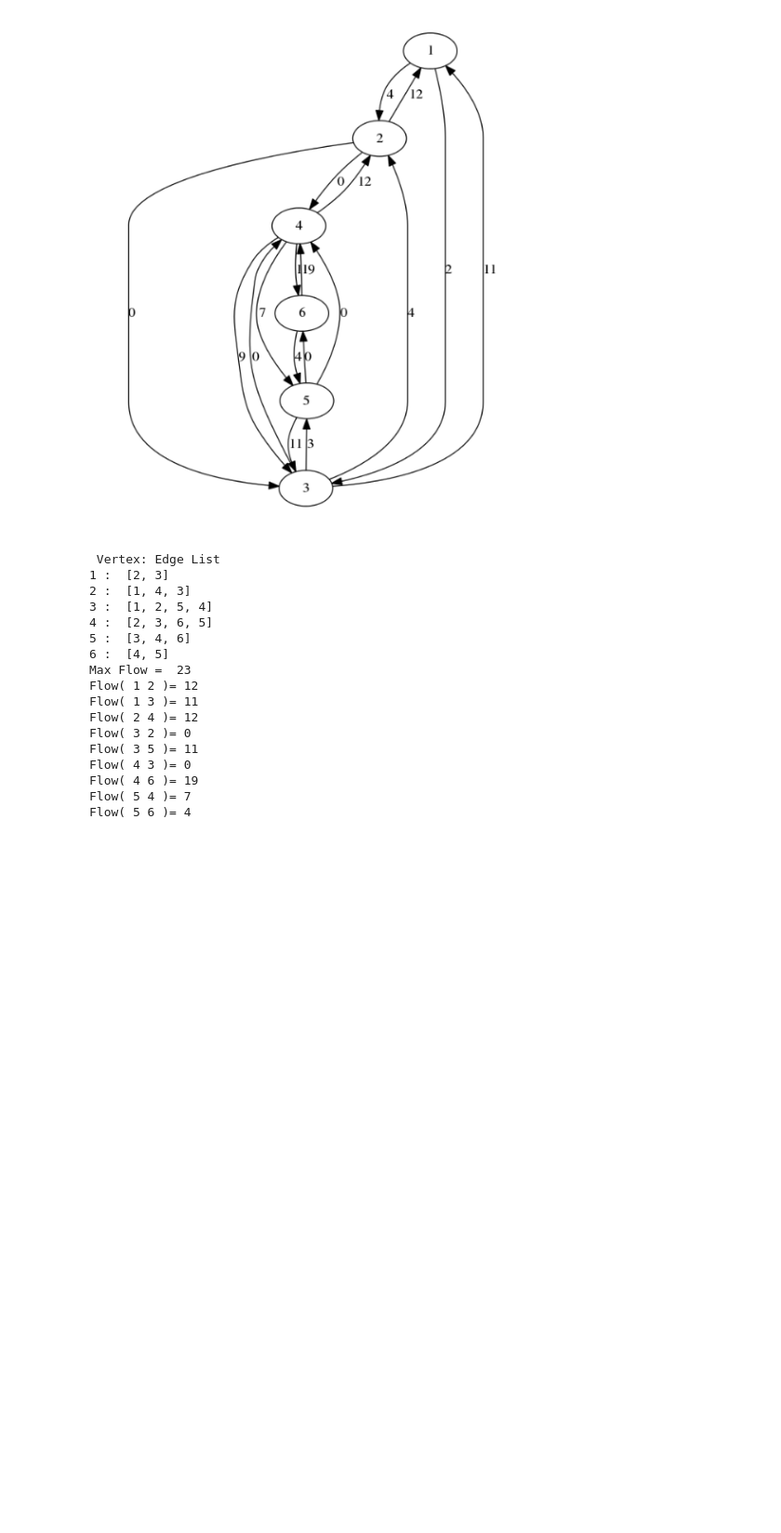
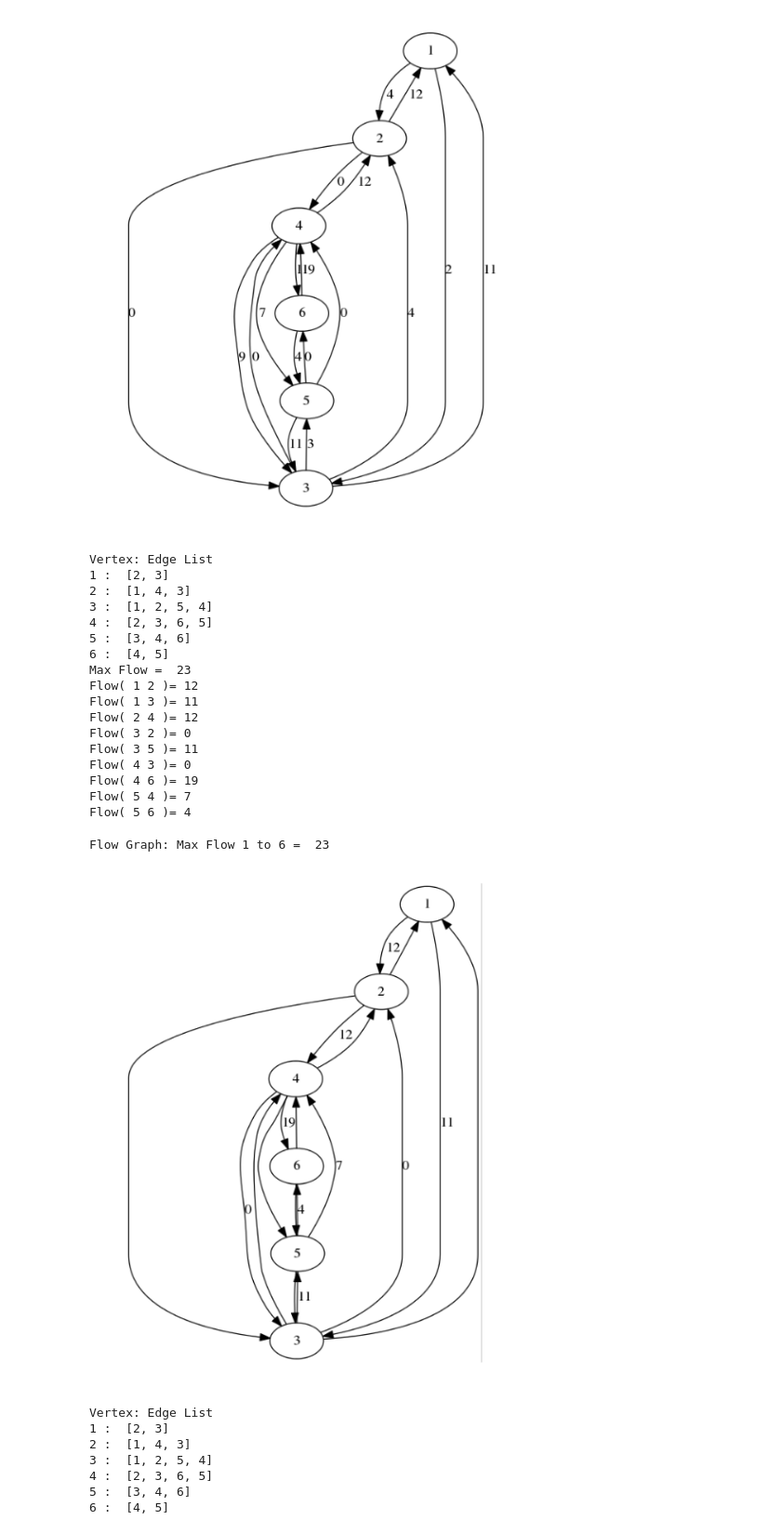
Before and after one commit to CarlosReyes1/c2017Fall, a Jupyter notebook: c174f17/Graphs.ipynb, the cells around one changed output. Shown at 93% size. Cells and saved outputs as stored; diff of their text form; code cells hidden in the pictures; blank space fills up the shorter version.

Commit message:
Flow Graph

```diff
--- a/c174f17/Graphs.ipynb
+++ b/c174f17/Graphs.ipynb
@@ -471,9 +471,11 @@ Vertex: Distance [Path]
 9223372036854775807
 # %%
 GraphIt(Vaug, Eaug, Waug)
+Wflow={}
 print "Max Flow = ", sum([Waug[(sink,v)] for v in Eaug.get(sink,[]) ])
 for u in E:
     for v in E.get(u,[]):
         print "Flow(",u,v,")=", Waug[(v,u)]
+        Wflow[(u,v)]=Waug[(v,u)]
 # %% [output]
 [figure]
@@ -494,3 +496,16 @@ Flow( 4 3 )= 0
 Flow( 4 6 )= 19
 Flow( 5 4 )= 7
 Flow( 5 6 )= 4
+# %%
+print "Flow Graph: Max Flow 1 to 6 = ", sum([Wflow[(source,v)] for v in E.get(source,[]) ])
+GraphIt(Vaug, Eaug, Wflow)
+# %% [output]
+Flow Graph: Max Flow 1 to 6 =  23
+[figure, added]
+Vertex: Edge List
+1 :  [2, 3]
+2 :  [1, 4, 3]
+3 :  [1, 2, 5, 4]
+4 :  [2, 3, 6, 5]
+5 :  [3, 4, 6]
+6 :  [4, 5]
```
Also changed, not shown: 2 other files.
